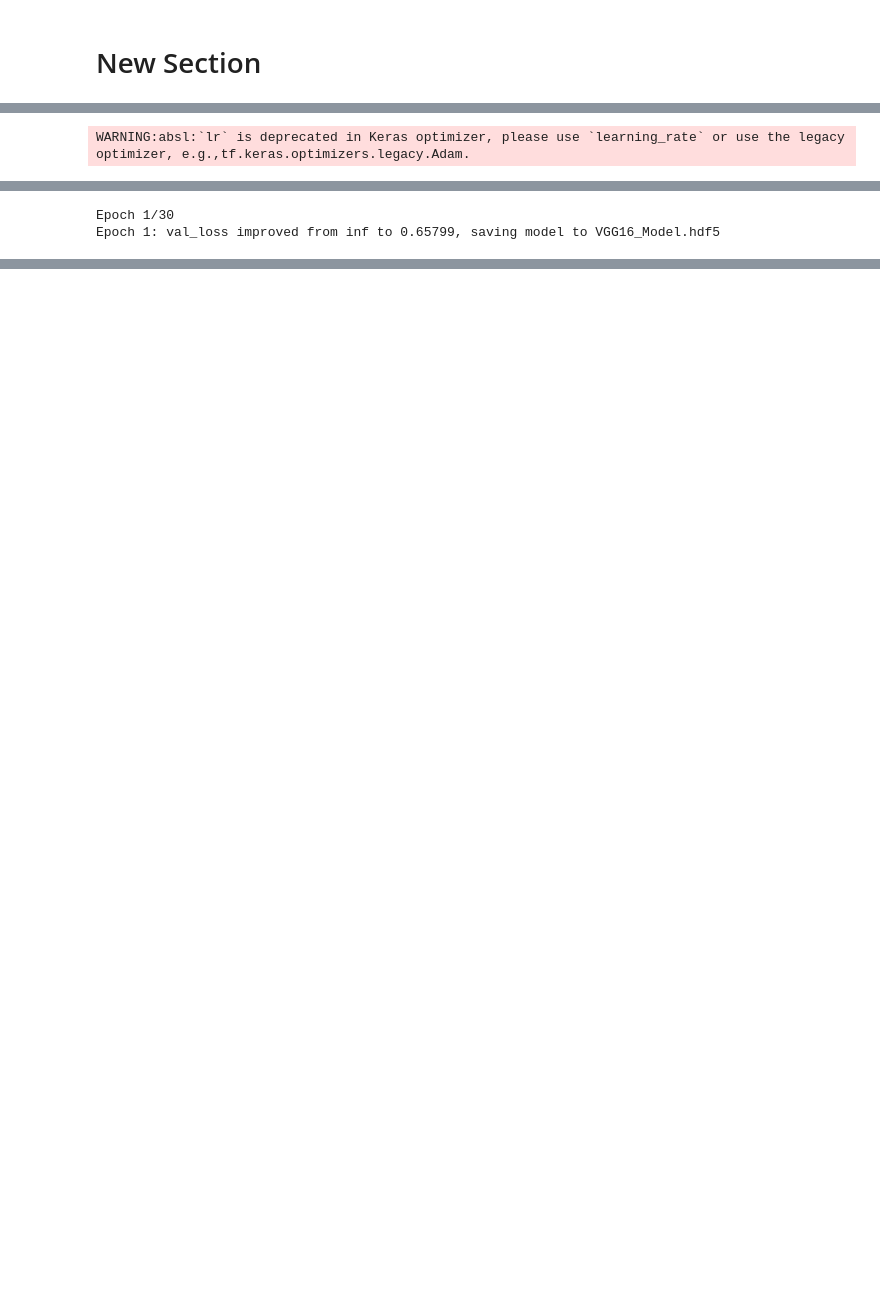
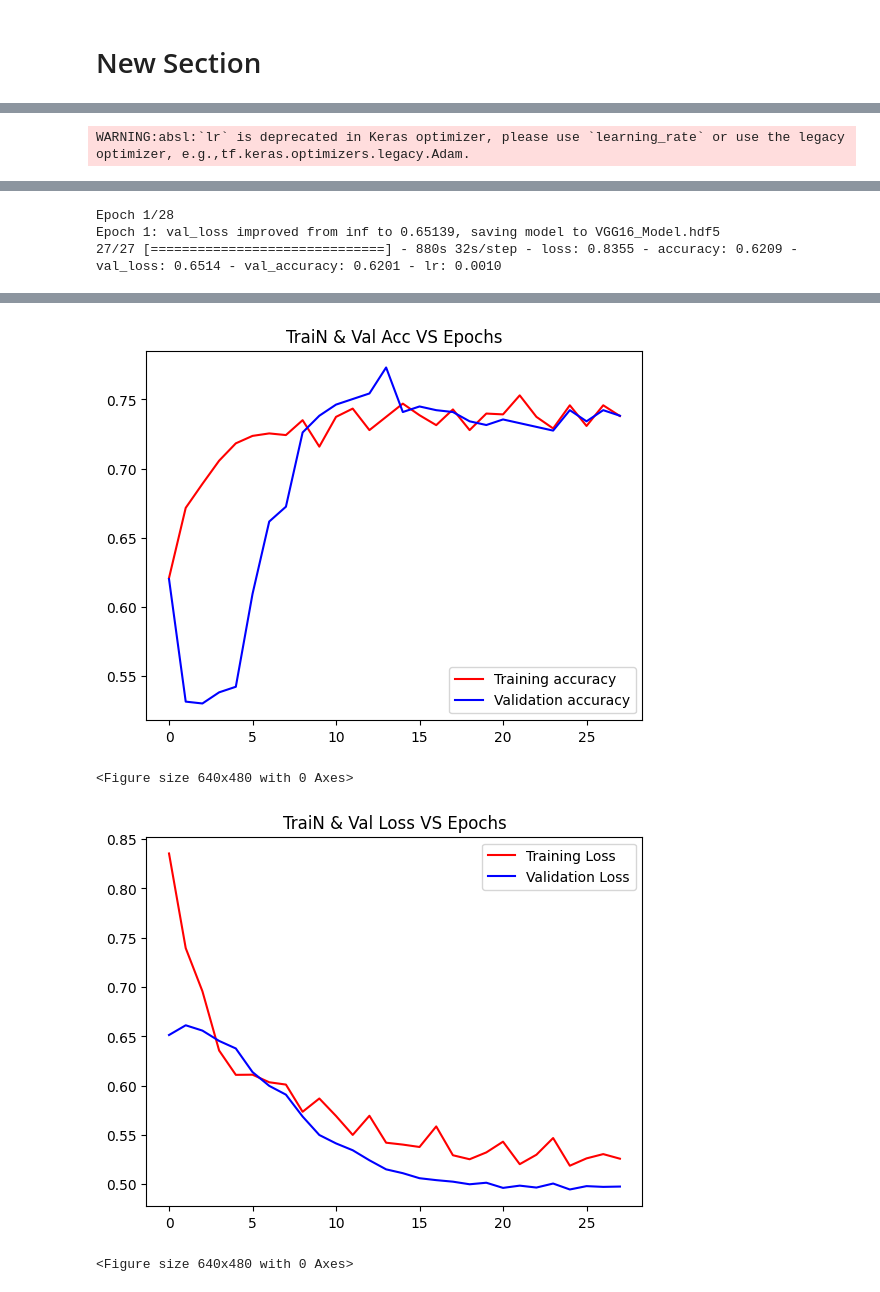
Before and after one commit to khokhonir/diagnose-covid-using-cnn-model, a Jupyter notebook: models/VGG19.ipynb, the cells around one changed output, grey strips where cells are left out. Drawn from its saved outputs; the diff is of its cells as text; code cells hidden in the pictures; blank space fills up the shorter version.

Commit message:
Add the retrained model

```diff
--- a/models/VGG19.ipynb
+++ b/models/VGG19.ipynb
@@ -101,7 +101,7 @@ model.summary()
 annealer = ReduceLROnPlateau(monitor='val_accuracy', factor=0.70, patience=5, verbose=1, min_lr=1e-4)
 
 BATCH_SIZE = 64
-EPOCHS = 30
+EPOCHS = 28
 SIZE=64
 N_ch=3
 
@@ -221,5 +224,6 @@ Total params: 20159298 (76.90 MB)
 Trainable params: 133378 (521.01 KB)
 Non-trainable params: 20025920 (76.39 MB)
 _________________________________________________________________
-Epoch 1/30
-Epoch 1: val_loss improved from inf to 0.65799, saving model to VGG16_Model.hdf5
+Epoch 1/28
+Epoch 1: val_loss improved from inf to 0.65139, saving model to VGG16_Model.hdf5
+27/27 [==============================] - 880s 32s/step - loss: 0.8355 - accuracy: 0.6209 - val_loss: 0.6514 - val_accuracy: 0.6201 - lr: 0.0010
@@ -242,0 +247,4 @@ Epoch 29/30
+[figure, added]
+<Figure size 640x480 with 0 Axes>
+[figure, added]
+<Figure size 640x480 with 0 Axes>
```
Also changed, not shown: parts of 1 cell of this notebook.
